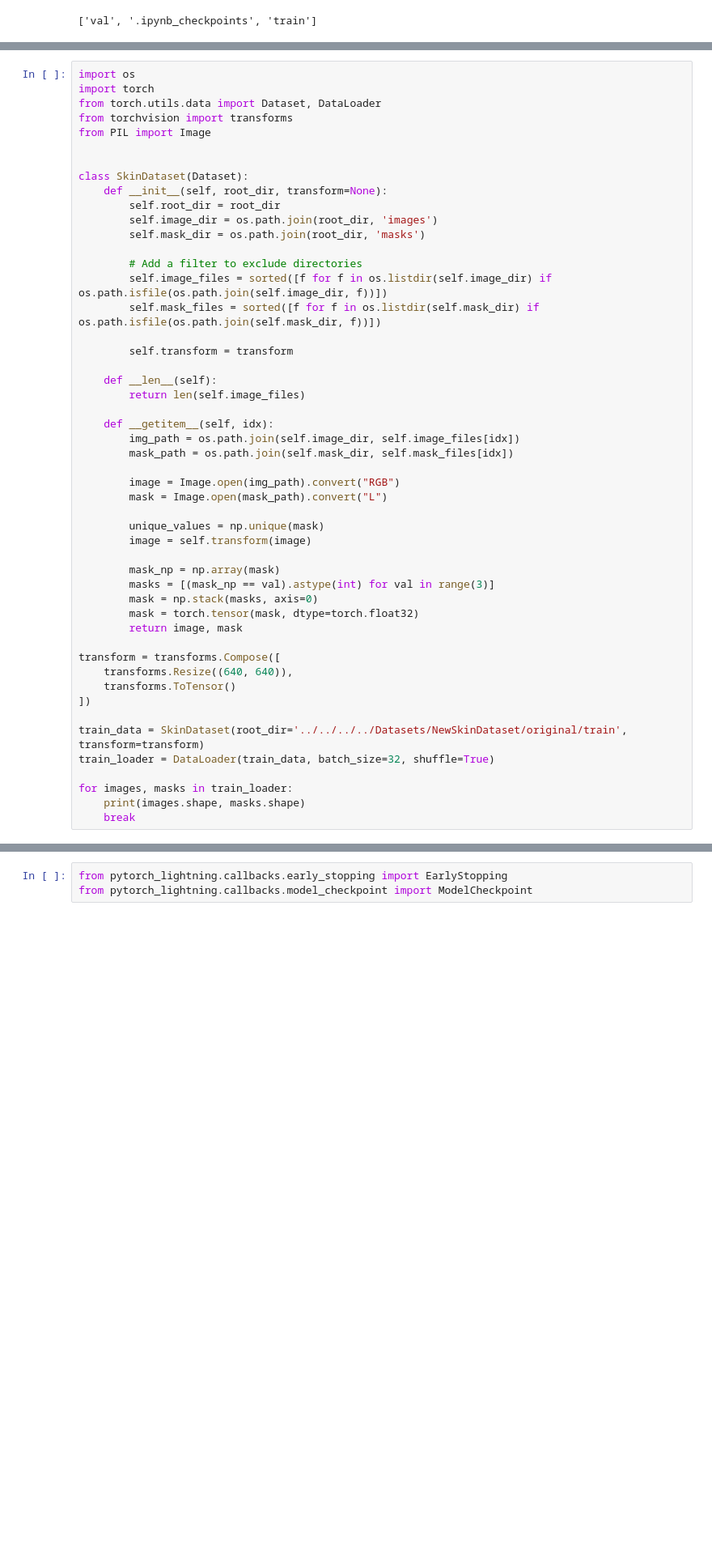
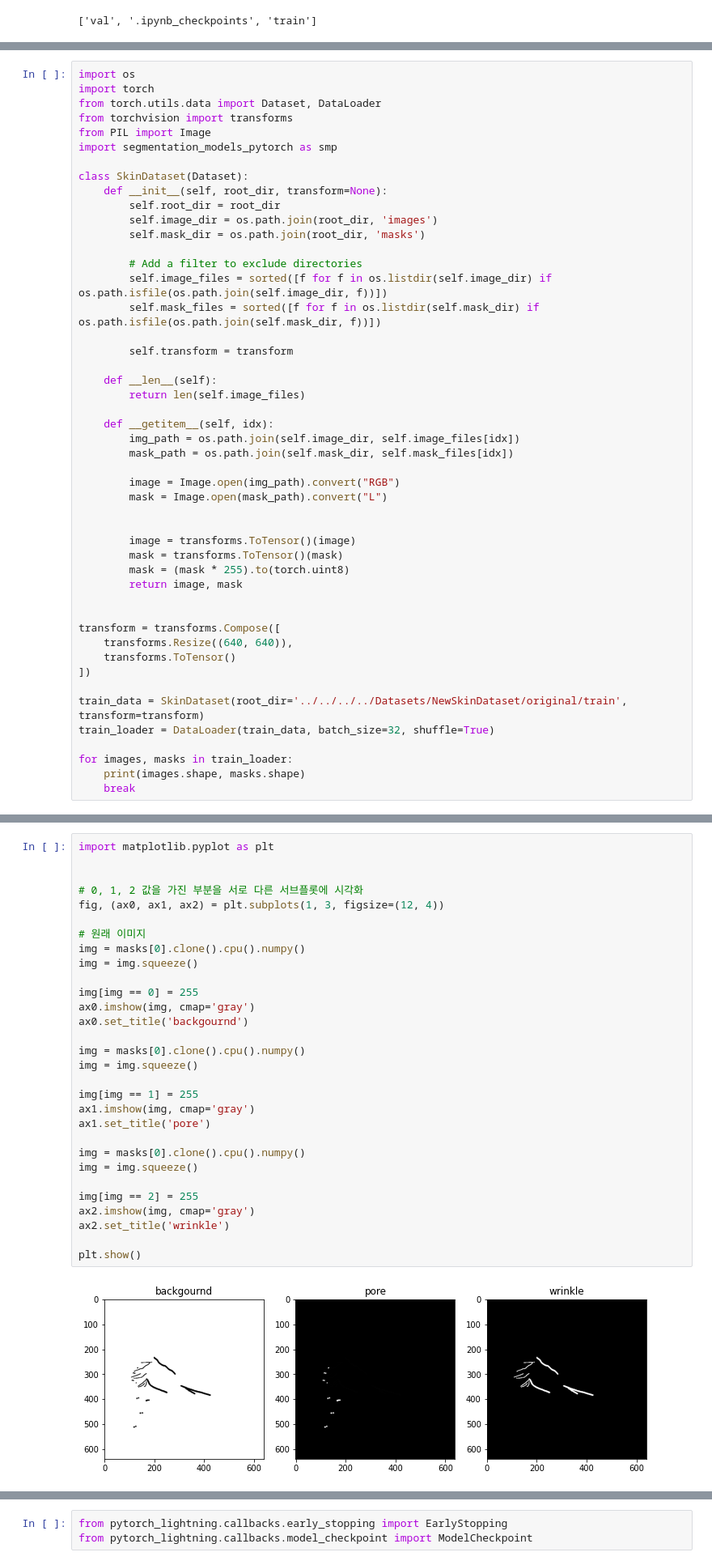
Before and after one commit to sigongjoa/skin-type-recognition, a Jupyter notebook: segmentation_models/segmentation_models_pytorch_test.ipynb, the cells around one changed output, grey strips where cells are left out. Shown at 81% size. Saved outputs shown, nothing was run; the diff lists cells and outputs as text; blank space fills up the shorter version.

```diff
--- a/segmentation_models/segmentation_models_pytorch_test.ipynb
+++ b/segmentation_models/segmentation_models_pytorch_test.ipynb
@@ -75,7 +76,7 @@ import torch
 from torch.utils.data import Dataset, DataLoader
 from torchvision import transforms
 from PIL import Image
-
+import segmentation_models_pytorch as smp
 
 class SkinDataset(Dataset):
     def __init__(self, root_dir, transform=None):
@@ -99,14 +100,12 @@ class SkinDataset(Dataset):
         image = Image.open(img_path).convert("RGB")
         mask = Image.open(mask_path).convert("L")
 
-        unique_values = np.unique(mask)
-        image = self.transform(image)
 
-        mask_np = np.array(mask)
-        masks = [(mask_np == val).astype(int) for val in range(3)]
-        mask = np.stack(masks, axis=0)
-        mask = torch.tensor(mask, dtype=torch.float32)
+        image = transforms.ToTensor()(image)
+        mask = transforms.ToTensor()(mask)
+        mask = (mask * 255).to(torch.uint8)
         return image, mask
+
 
 transform = transforms.Compose([
     transforms.Resize((640, 640)),
@@ -139,0 +123,32 @@ plt.show()
+# %%
+import matplotlib.pyplot as plt
+
+
+# 0, 1, 2 값을 가진 부분을 서로 다른 서브플롯에 시각화
+fig, (ax0, ax1, ax2) = plt.subplots(1, 3, figsize=(12, 4))
+
+# 원래 이미지
+img = masks[0].clone().cpu().numpy()
+img = img.squeeze()
+
+img[img == 0] = 255
+ax0.imshow(img, cmap='gray')
+ax0.set_title('backgournd')
+
+img = masks[0].clone().cpu().numpy()
+img = img.squeeze()
+
+img[img == 1] = 255
+ax1.imshow(img, cmap='gray')
+ax1.set_title('pore')
+
+img = masks[0].clone().cpu().numpy()
+img = img.squeeze()
+
+img[img == 2] = 255
+ax2.imshow(img, cmap='gray')
+ax2.set_title('wrinkle')
+
+plt.show()
+# %% [output]
+[figure, added]
```
Also changed, not shown: parts of 17 cells of this notebook, 2 other files.
